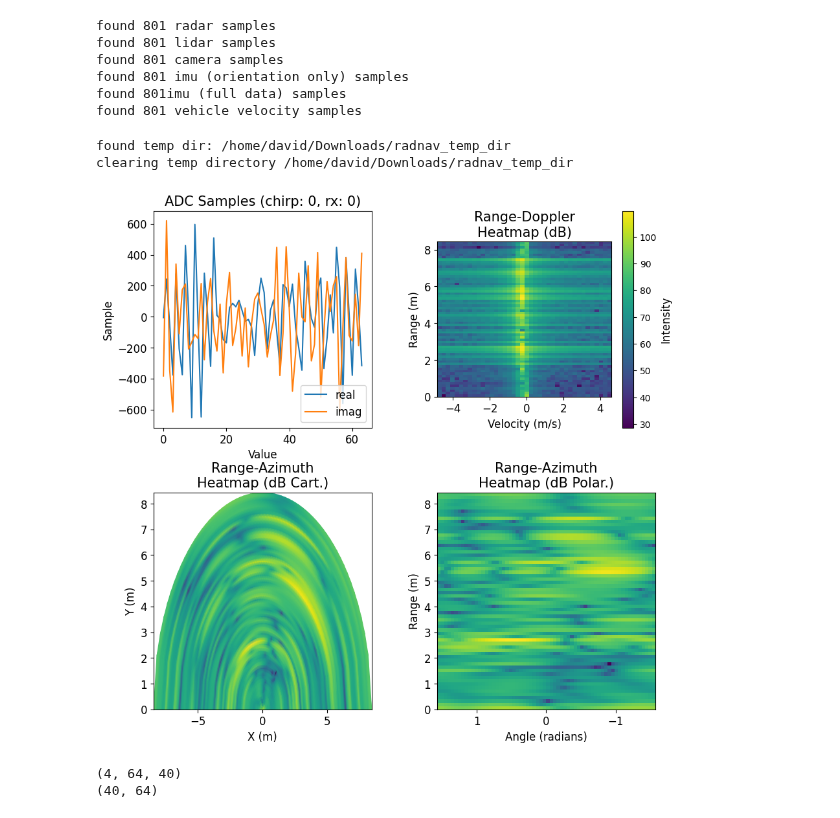
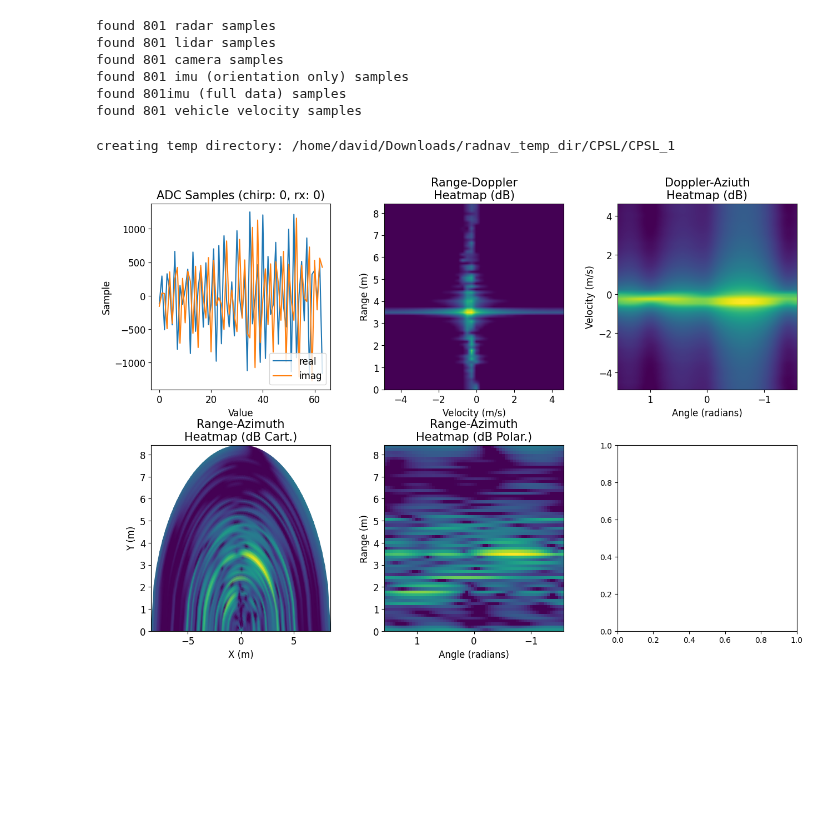
Before and after one commit to davidmhunt/mmwave_radar_processing, a Jupyter notebook: notebooks/testing_static_arrays.ipynb, the cells around one changed output. Saved outputs shown, nothing was run; the diff lists cells and outputs as text; code cells hidden in the pictures; blank space fills up the shorter version.

Commit message:
adding doppler azimuth response computation

```diff
--- a/notebooks/testing_static_arrays.ipynb
+++ b/notebooks/testing_static_arrays.ipynb
@@ -64,6 +65,12 @@ range_az_processor = RangeAzimuthProcessor(
 range_doppler_processor = RangeDopplerProcessor(
     config_manager=cfg_manager
 )
+
+doppler_azimuth_processor = DopplerAzimuthProcessor(
+    config_manager=cfg_manager,
+    num_angle_bins=64
+)
+
 #load the ADC data reformatter
 virtual_array_reformatter = VirtualArrayReformatter(config_manager=cfg_manager)
 
@@ -73,68 +80,39 @@ movie_generator = MovieGeneratorMmWaveData(
     plotter=plotter,
     range_azimuth_processor=range_az_processor,
     range_doppler_processor=range_doppler_processor,
+    doppler_azimuth_processor=doppler_azimuth_processor,
     virtual_array_reformatter=virtual_array_reformatter,
-    temp_dir_path=os.getenv("MOVIE_TEMP_DIRECTORY")
+    temp_dir_path=os.path.join(os.getenv("MOVIE_TEMP_DIRECTORY"),dataset_name)
 )
 # %% [output]
-found temp dir: /home/david/Downloads/radnav_temp_dir
-clearing temp directory /home/david/Downloads/radnav_temp_dir
+creating temp directory: /home/david/Downloads/radnav_temp_dir/CPSL/CPSL_1
 # %%
 #for getting access to the adc cube
-adc_cube = dataset.get_radar_data(idx=150)
+adc_cube = dataset.get_radar_data(idx=200)
 
 adc_cube = virtual_array_reformatter.process(adc_cube)
 
 #for computing the raw responses
 rng_az_resp = range_az_processor.process(adc_cube=adc_cube,chirp_idx=0)
 rng_dop_resp = range_doppler_processor.process(adc_cube=adc_cube,rx_idx=0)
+dop_az_resp = doppler_azimuth_processor.process(adc_cube=adc_cube)
 
 
 #for generating a compilation of plots
-fig,axs=plt.subplots(2,2, figsize=(10,10))
+fig,axs=plt.subplots(2,3, figsize=(15,10))
 fig.subplots_adjust(wspace=0.3,hspace=0.30)
 
 plotter.plot_compilation(
     adc_cube=adc_cube,
     range_doppler_processor=range_doppler_processor,
     range_azimuth_processor=range_az_processor,
+    doppler_azimuth_processor=doppler_azimuth_processor,
     convert_to_dB=True,
     cmap="viridis",
     chirp_idx=0,
     rx_antenna_idx=0,
     axs=axs,
     show=True
 )
 # %% [output]
-[figure, old version]
+[figure, new version]
-# %%
-# Load and preprocess radar data
-adc_cube = dataset.get_radar_data(idx=150)
-adc_cube = virtual_array_reformatter.process(adc_cube)  # [indexed by rx, samp, chirp]
-print(adc_cube.shape)
-
-# Extract shape parameters
-num_rx, num_samples, num_chirps = adc_cube.shape
-
-# Create zero-padded data array
-data = np.zeros((num_samples, num_chirps, 64), dtype=complex)
-
-# Transpose and assign directly across all samples
-data[:, :, 0:num_rx] = np.transpose(adc_cube, (1, 2, 0))
-
-# Perform 2D FFT across both dimensions
-resp = np.abs(
-    np.fft.fftshift(
-        np.fft.fft2(data, axes=(1, 2)),
-        axes=(1, 2)
-    )
-)
-
-# Compute the mean across the sample dimension
-avg_resp = np.mean(resp, axis=0)  # Averaging over sample indices
-
-# avg_resp now contains the averaged FFT response across all sample indices
-print(avg_resp.shape)
-# %% [output]
-(4, 64, 40)
-(40, 64)
```
Also changed, not shown: parts of 3 cells of this notebook, 7 other files.
